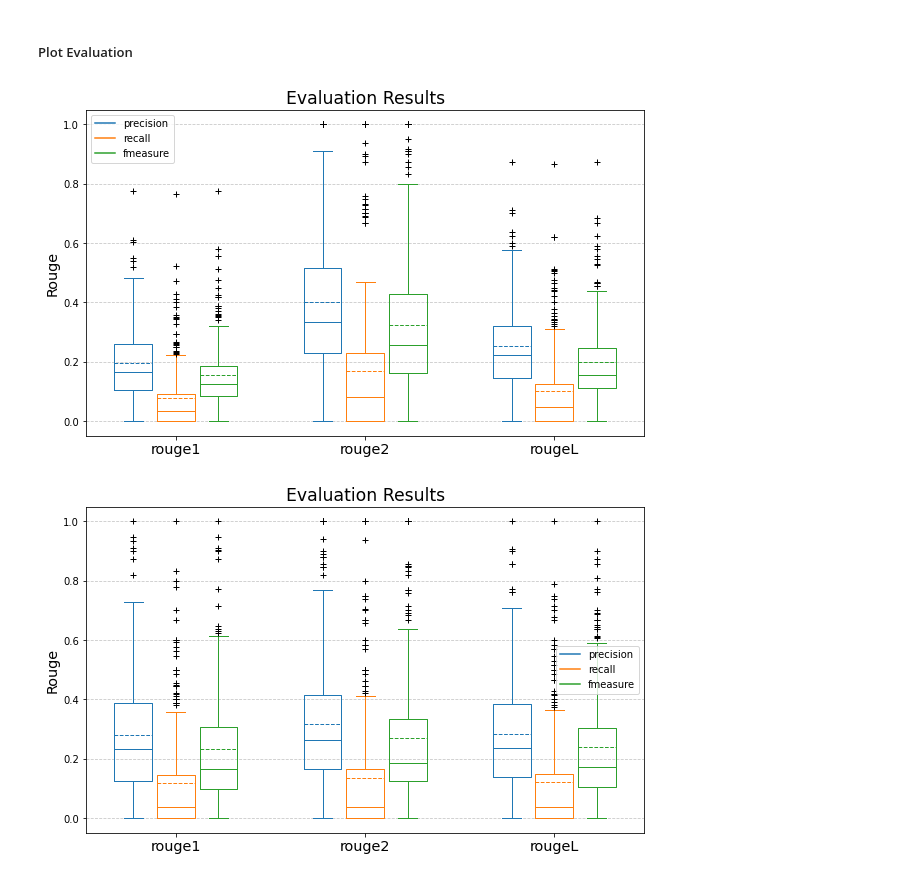
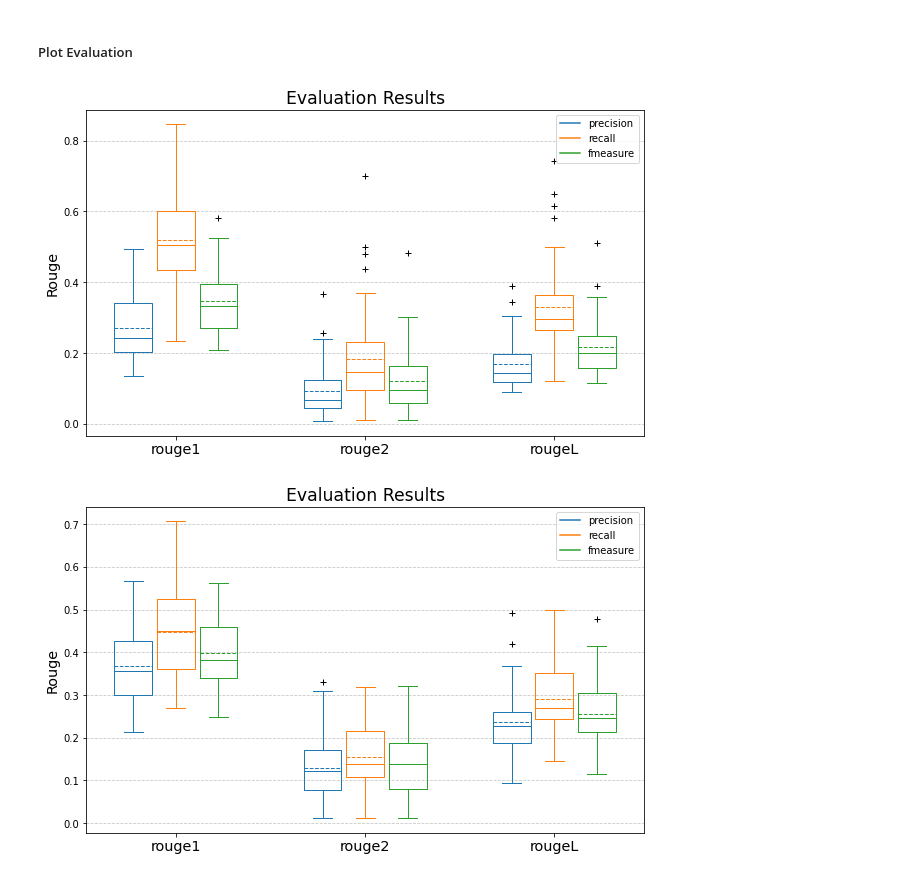
Before and after one commit to marcoabrate/transformers_magma_learning, a Jupyter notebook: summarization/assign_bullets_para.ipynb, the cells around one changed output. Cells and saved outputs as stored; diff of their text form; code cells hidden in the pictures.

Commit message:
new para_wordembed, fixed summarization evaluation plot

```diff
--- a/summarization/assign_bullets_para.ipynb
+++ b/summarization/assign_bullets_para.ipynb
@@ -46,3 +1,5 @@ Successfully installed rouge-score-0.0.4
+# %%
+magma_dir = '/home/marco/epfl/magma/'
 # %% [markdown]
 ### **Config**
 # %%
@@ -74,3 +17,11 @@ elif 'pegasus' in MODEL:
+# %%
+# Dataset path
+data_dir = magma_dir + 'datasets/karger_books_para/'+MODEL+'/'
+
+# Output path
+OUTPUT_PATH = magma_dir+'summarization/assign_bullets_para/'+MODEL+'/'
+if not os.path.exists(OUTPUT_PATH):
+    os.makedirs(OUTPUT_PATH)
 # %% [markdown]
 ### **Init**
 # %%
@@ -163,17 +115,20 @@ def plot_evaluation(model_name_or_path):
 
     xticks = 2*np.array(np.arange(1, num_rouge+1))
 
+    box_plt_list = []
+
     fig, ax = plt.subplots(figsize=(10, 6))
-    box_plt_list = [plt.boxplot(
-        [df[rouge+'_'+r+'_'+model_name_or_path].tolist() for r in prf],
-        positions= xticks+var,
-        sym='+',
-        widths=0.4,
-        patch_artist=False,
-        meanline=True,
-        showmeans=True)\
-        for rouge, var in zip(config.ROUGE_TYPES,
-            np.linspace(-0.15*num_rouge, 0.15*num_rouge, num_rouge))]
+    for r, var in zip(prf, np.linspace(-0.15*num_rouge, 0.15*num_rouge, num_rouge)):
+
+        box_plt_list.append(
+            plt.boxplot(
+            [df[rouge+'_'+r+'_'+model_name_or_path].tolist() for rouge in config.ROUGE_TYPES],
+            positions= xticks+var,
+            sym='+',
+            widths=0.4,
+            patch_artist=False,
+            meanline=True,
+            showmeans=True))
 
     for i, bp in enumerate(box_plt_list):
         set_box_color(bp, color[i])
@@ -399,8 +396,8 @@ df_test = evaluate_model(df_test, drive_dir+'fine-tuning/sshleifer?distilbart-cn
 # %%
 plot_evaluation('sshleifer/distilbart-cnn-12-6')
 # %% [output]
-[figure, old version]
+[figure, new version]
 # %%
-plot_evaluation(drive_dir+'fine-tuning/sshleifer?distilbart-cnn-12-6_karger_books_para_train')
+plot_evaluation(magma_dir+'fine-tuning/sshleifer?distilbart-cnn-12-6_karger_books_para_train')
 # %% [output]
-[figure, old version]
+[figure, new version]
```
Also changed, not shown: parts of 21 cells of this notebook, 16 other files.
